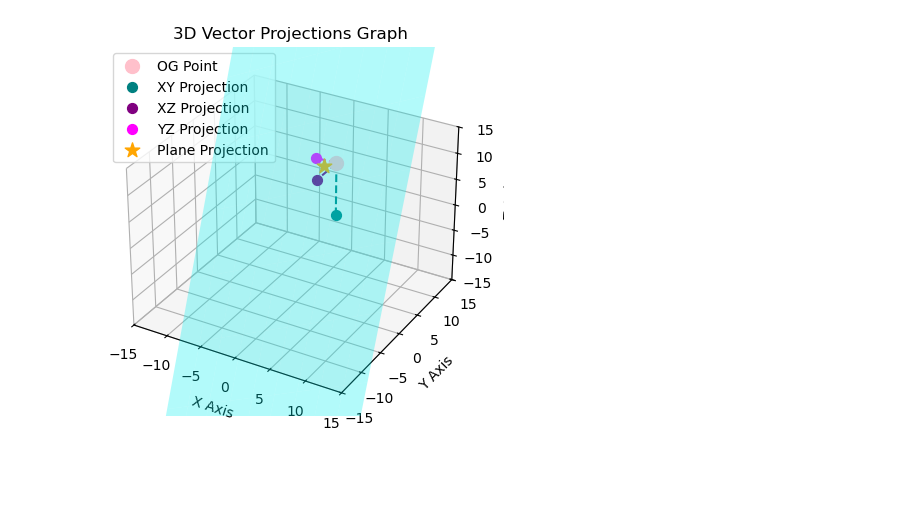
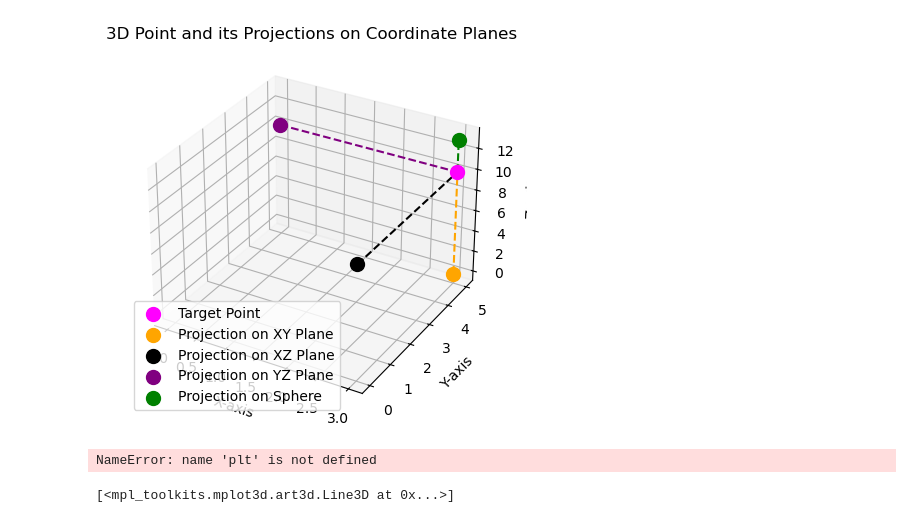
Before and after one commit to cnn92bch8y-source/baysian-interlopers1.0, a Jupyter notebook: meow.ipynb/fixedplot.ipynb, the cells around one changed output. Saved outputs shown, nothing was run; the diff lists cells and outputs as text; code cells hidden in the pictures; blank space fills up the shorter version.

```diff
--- a/meow.ipynb/fixedplot.ipynb
+++ b/meow.ipynb/fixedplot.ipynb
@@ -1,6 +1,40 @@
 # %%
 import numpy as np
 import matplotlib.pyplot as plt
+# %%
+#Plot (3,5,10), Plot the projections on the xy, xz, and yz planes
+
+#target points
+px=3
+py=5
+pz=10
+pv=13
+
+#blank graph
+fig=plt.figure()
+ax=fig.add_subplot(111,projection='3d') #3d cords
+ax.scatter(px,py,pz,color='magenta',marker='o',s=100,label='Target Point') #plot og plot
+
+#plot projections on plane
+ax.scatter(px,py,0,color='orange',marker='o',s=100,label='Projection on XY Plane') #set z=0
+ax.scatter(px,0,pz,color='black',marker='o',s=100,label='Projection on XZ Plane') #set y=0
+ax.scatter(0,py,pz,color='purple',marker='o',s=100,label='Projection on YZ Plane') #set x=0
+ax.scatter(px,py,pv,color='green',marker='o',s=100,label='Projection on Sphere') #set x=0
+
+#connect lines
+ax.plot3D([px,px],[py,py],[0,pz],color='orange',linestyle='--') #line to xy plane
+ax.plot3D([px,px],[0,py],[pz,pz],color='black',linestyle='dashed') #line to xz plane
+ax.plot3D([0,px],[py,py],[pz,pz],color='purple',linestyle='dashed') #line to yz plane
+ax.plot3D([px,px],[py,py],[pz,pv],color='green',linestyle='dashed') #line to sphere
+
+ax.set_xlabel('X-axis')
+ax.set_ylabel('Y-axis')
+ax.set_zlabel('Z-axis')
+ax.set_title('3D Point and its Projections on Coordinate Planes')
+ax.legend()
+plt.show()
+# %% [output]
+[figure, added]
 # %%
 #points prof. lee gave me to us
 px=3
@@ -28,6 +62,7 @@ ax.plot([px,px],[py,py], [pz,0], color='teal', linestyle='dashed')
 ax.plot([px,px],[py,0], [pz,pz], color='purple', linestyle='dashed')
 #only x changes from px to 0
 ax.plot([px,0],[py,py], [pz,pz], color='magenta', linestyle='dashed')
+
 
 # Generate random numbers for the normal vector coordinates
 random_array = np.random.randn(3)
@@ -59,19 +94,20 @@ ax.plot_surface(X, Y, Z, color='cyan', alpha=0.3)
 # Find distance using the dot product formula manually
 distance = (px * A) + (py * B) + (pz * C)
 
-# Calculate the coordinates for the new point on the plane
+# Calculate the coordinates for the new point on the plane LEARN HOW TO FLUIDLY EXPLAIN THIS :
 proj_x = px - (distance * A)
 proj_y = py - (distance * B)
 proj_z = pz - (distance * C)
 
 # Plot the projection point on the plane and draw the connecting line
 # Plot the new projection point as a magenta star marker ('*')
-ax.scatter(proj_x, proj_y, proj_z, color='orange', marker='*', s=120, label='Plane Projection')
+ax.scatter(proj_x, proj_y, proj_z, color='orange', marker='s', s=120, label='Plane Projection')
 ax.plot([px, proj_x], [py, proj_y], [pz, proj_z], color='orange', linewidth=2)
 
 
 # --- STEP 5: LABELS AND SHOW ---
 ax.set_xlabel('X Axis')
+
 ax.set_ylabel('Y Axis')
 ax.set_zlabel('Z Axis')
 ax.set_title('3D Vector Projections Graph')
@@ -79,4 +115,11 @@ ax.legend()
 
 plt.show()
 # %% [output]
-[figure, removed]
+NameError: name 'plt' is not defined
+# %%
+# Plot the projection point on the plane and draw the connecting line
+# Plot the new projection point as a magenta star marker ('*')
+ax.scatter(proj_x, proj_y, proj_z, color='orange', marker='s', s=120, label='Plane Projection')
+ax.plot([px, proj_x], [py, proj_y], [pz, proj_z], color='orange', linewidth=2)
+# %% [output]
+[<mpl_toolkits.mplot3d.art3d.Line3D at 0x...>]
```
Also changed, not shown: parts of 2 cells of this notebook, 9 other files.
